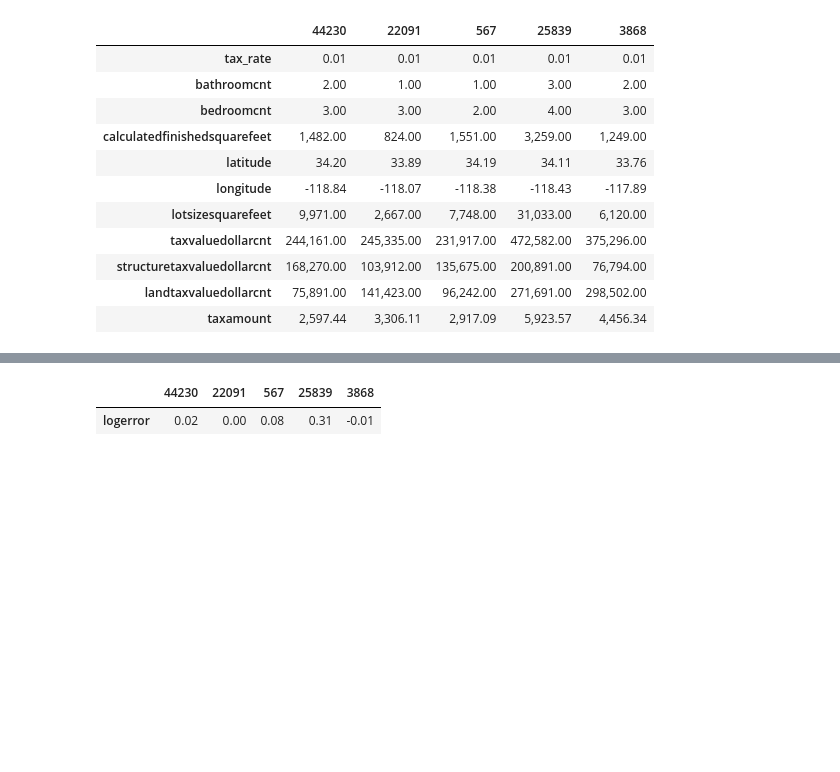
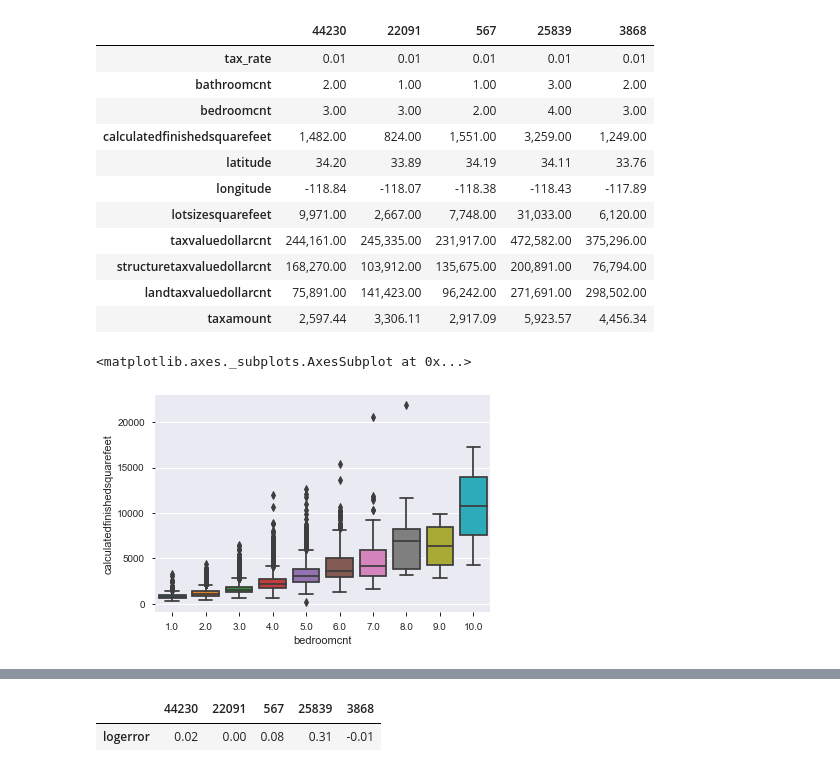
Before and after one commit to FJ-Zillow-Org/Zillow, a Jupyter notebook: faiths_zillow.ipynb, the cells around one changed output, grey strips where cells are left out. Drawn from its saved outputs; the diff is of its cells as text; code cells hidden in the pictures; blank space fills up the shorter version.

```diff
--- a/faiths_zillow.ipynb
+++ b/faiths_zillow.ipynb
@@ -390,3 +392,8 @@ x_nums_train.head().T
 | structuretaxvaluedollarcnt | 168,270.00 | 103,912.00 | 135,675.00 | 200,891.00 | 76,794.00 |
 | landtaxvaluedollarcnt | 75,891.00 | 141,423.00 | 96,242.00 | 271,691.00 | 298,502.00 |
 | taxamount | 2,597.44 | 3,306.11 | 2,917.09 | 5,923.57 | 4,456.34 |
+# %%
+sns.boxplot(x_nums_train.bedroomcnt, x_nums_train.calculatedfinishedsquarefeet)
+# %% [output]
+<matplotlib.axes._subplots.AxesSubplot at 0x...>
+[figure, added]
```
Also changed, not shown: parts of 10 cells of this notebook.
